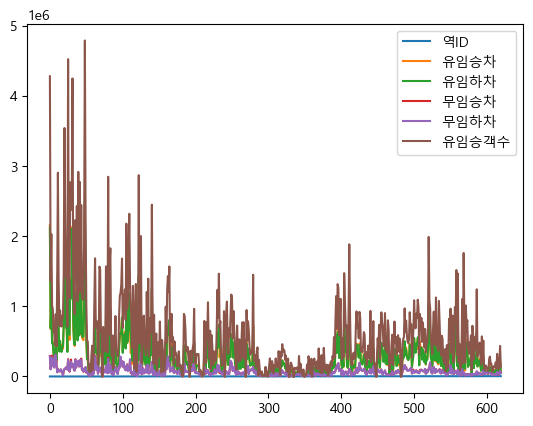
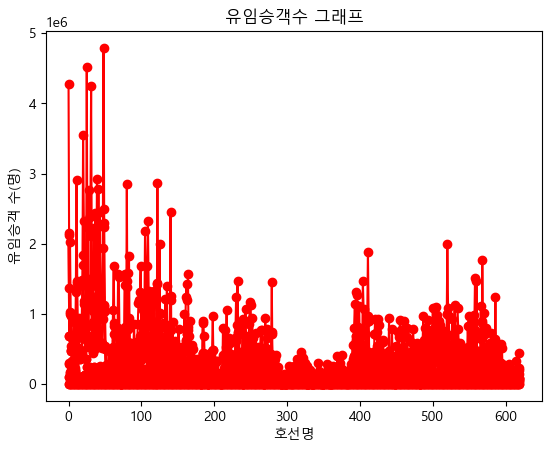
Code edit (unified diff) that turned the first committed figure into the second:
--- before
+++ after
@@ -1,7 +1,7 @@
-sub_pay.plot(kind='line')
+sub_pay.plot(kind='line', marker='o', color='r', legend=False)
 
-plt.rc('font', family='Malgun Gothic')  
-plt.marker()
-plt.xlabel()
-plt.ylabel()
+plt.rc('font', family='Malgun Gothic')
+plt.title('유임승객수 그래프')
+plt.xlabel('호선명')
+plt.ylabel('유임승객 수(명)')
 plt.show()

Commit: 최강삼성~